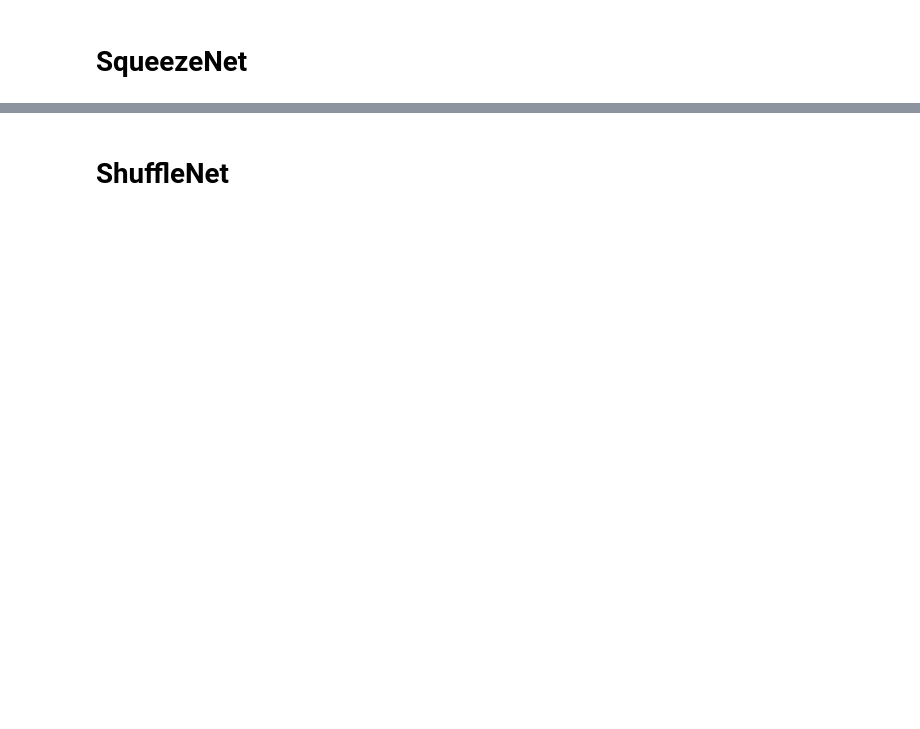
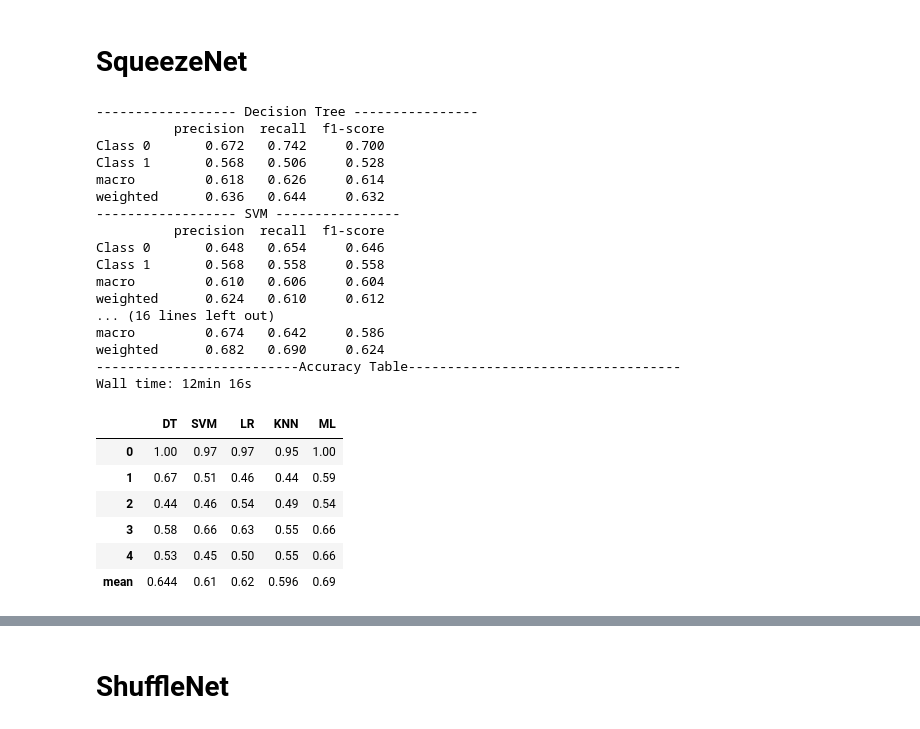
Before and after one commit to talhaanwarch/SIAMESE-classifier, a Jupyter notebook: notebooks/wrist_xray.ipynb, the cells around one changed output, grey strips where cells are left out. Cells and saved outputs as stored; diff of their text form; code cells hidden in the pictures; blank space fills up the shorter version.

```diff
--- a/notebooks/wrist_xray.ipynb
+++ b/notebooks/wrist_xray.ipynb
@@ -119,12 +144,37 @@ clf_report[1]
 # %%
 %%time
 train_cv,clf_report=kfoldcv(model=squeezenet1_1(),epochs=epoch,batchsize=batchsize,data=data,lr=0.001,skip_tuning=False,aug=1)
-for clf in ['Decision Tree','SVM',"logistic regression",'K Nearest neighbors']:
+for clf in ['Decision Tree','SVM',"logistic regression",'K Nearest neighbors','autoML']:
     print('------------------',clf,'----------------')
     print(clf_report[0][clf][0])
 
 print('--------------------------Accuracy Table-----------------------------------')
 clf_report[1]
+# %% [output]
+------------------ Decision Tree ----------------
+          precision  recall  f1-score
+Class 0       0.672   0.742     0.700
+Class 1       0.568   0.506     0.528
+macro         0.618   0.626     0.614
+weighted      0.636   0.644     0.632
+------------------ SVM ----------------
+          precision  recall  f1-score
+Class 0       0.648   0.654     0.646
+Class 1       0.568   0.558     0.558
+macro         0.610   0.606     0.604
+weighted      0.624   0.610     0.612
+... (16 lines left out)
+macro         0.674   0.642     0.586
+weighted      0.682   0.690     0.624
+--------------------------Accuracy Table-----------------------------------
+Wall time: 12min 16s
+|  | DT | SVM | LR | KNN | ML |
+| 0 | 1.00 | 0.97 | 0.97 | 0.95 | 1.00 |
+| 1 | 0.67 | 0.51 | 0.46 | 0.44 | 0.59 |
+| 2 | 0.44 | 0.46 | 0.54 | 0.49 | 0.54 |
+| 3 | 0.58 | 0.66 | 0.63 | 0.55 | 0.66 |
+| 4 | 0.53 | 0.45 | 0.50 | 0.55 | 0.66 |
+| mean | 0.644 | 0.61 | 0.62 | 0.596 | 0.69 |
 # %%
 %%time
 train_cv,clf_report=kfoldcv(model=squeezenet1_1(),epochs=epoch,batchsize=batchsize,data=data,lr=0.001,skip_tuning=False,aug=0)
```
Also changed, not shown: parts of 13 cells of this notebook, 3 other files.
